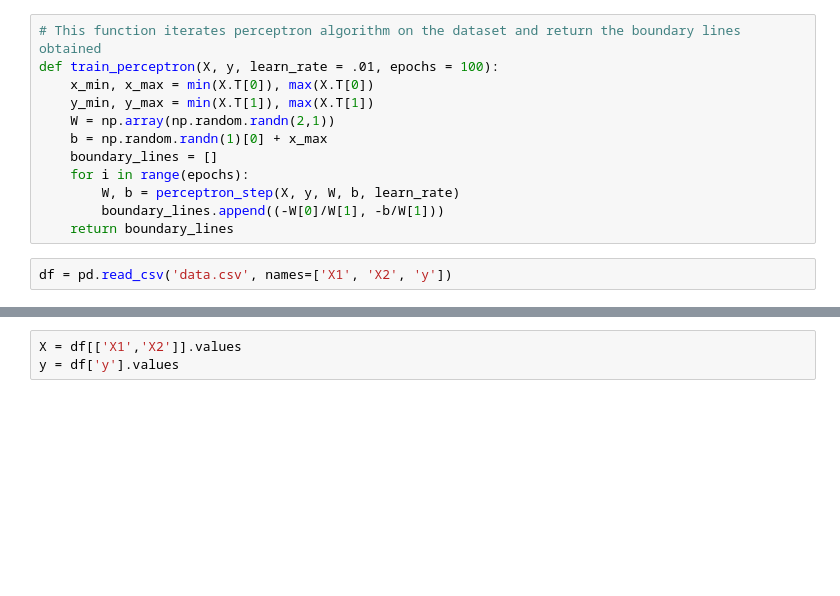
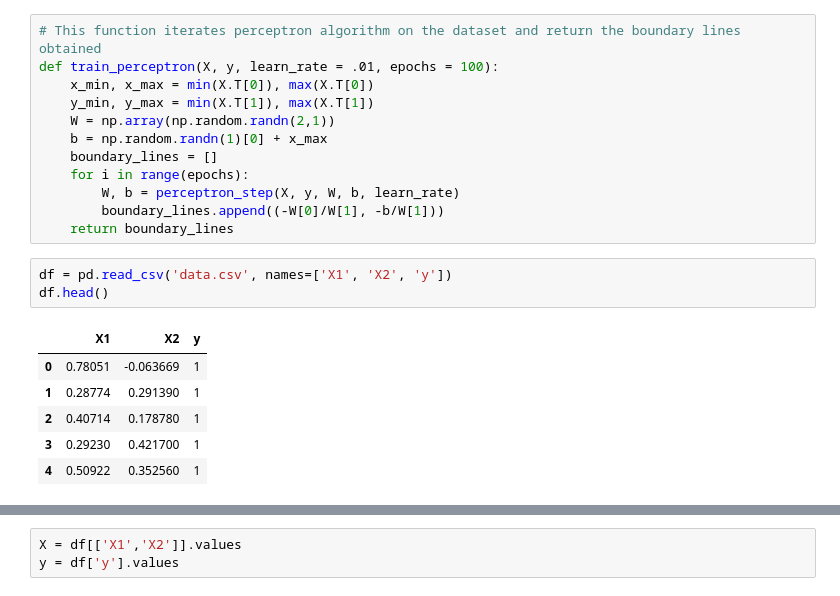
Before and after one commit to matheus-asilva/machine_learning_nd, a Jupyter notebook: supervised_learning/algorithms/perceptron_algorithm/perceptron.ipynb, the cells around one changed output, grey strips where cells are left out. Saved outputs shown, nothing was run; the diff lists cells and outputs as text; blank space fills up the shorter version.

```diff
--- a/supervised_learning/algorithms/perceptron_algorithm/perceptron.ipynb
+++ b/supervised_learning/algorithms/perceptron_algorithm/perceptron.ipynb
@@ -57,3 +57,11 @@ def train_perceptron(X, y, learn_rate = .01, epochs = 100):
     return boundary_lines
 # %%
 df = pd.read_csv('data.csv', names=['X1', 'X2', 'y'])
+df.head()
+# %% [output]
+|  | X1 | X2 | y |
+| 0 | 0.78051 | -0.063669 | 1 |
+| 1 | 0.28774 | 0.291390 | 1 |
+| 2 | 0.40714 | 0.178780 | 1 |
+| 3 | 0.29230 | 0.421700 | 1 |
+| 4 | 0.50922 | 0.352560 | 1 |
```
Also changed, not shown: parts of 7 cells of this notebook.
